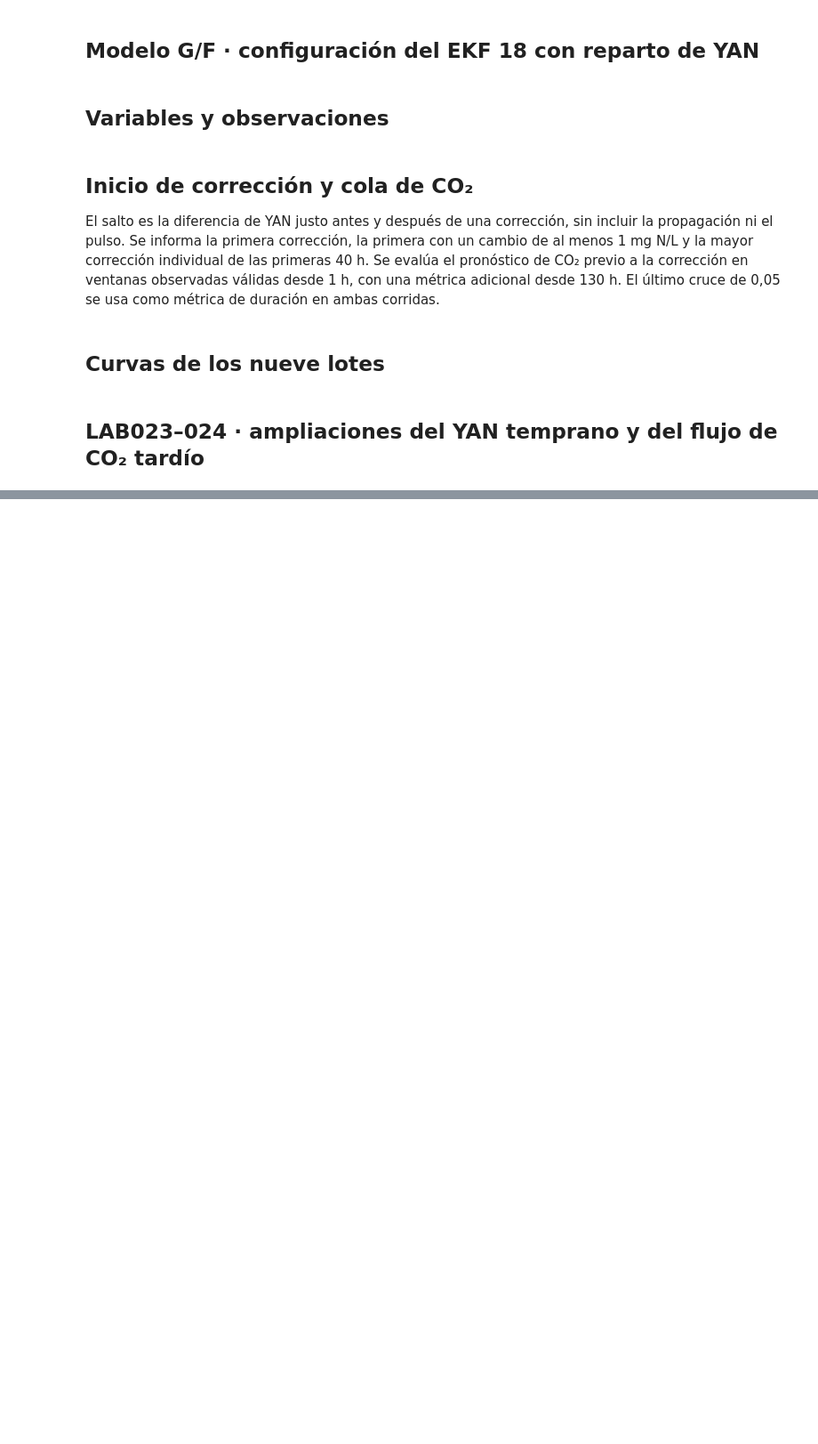
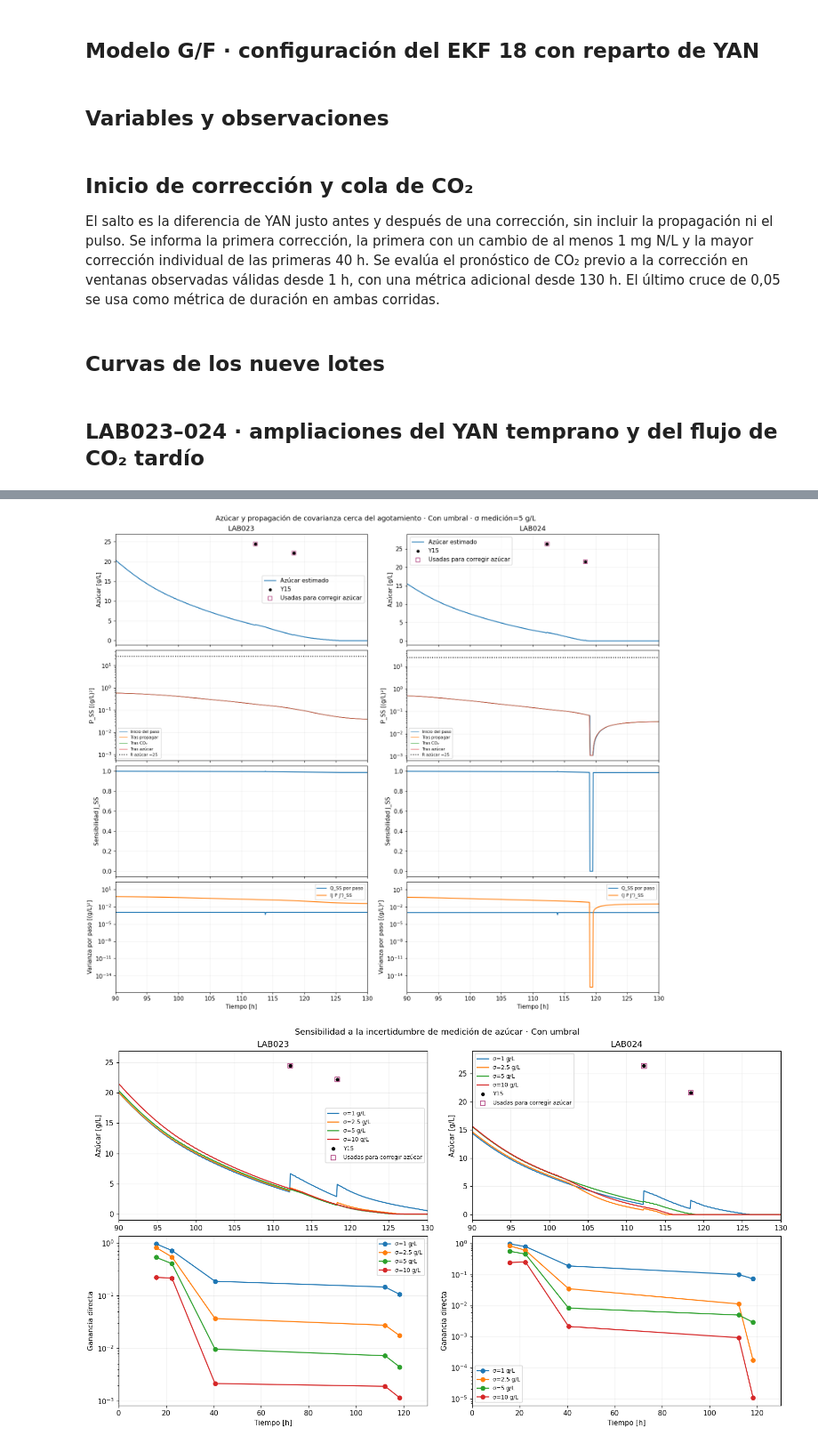
Before and after one commit to crodv/wine-fermentation, a Jupyter notebook: notebooks/EKF/21_ekf_s_gf_sin_umbral_co2_lab016_024.source.ipynb, the cells around one changed output, grey strips where cells are left out. Shown at 89% size. Cells and saved outputs as stored; diff of their text form; code cells hidden in the pictures; blank space fills up the shorter version.

```diff
--- a/notebooks/EKF/21_ekf_s_gf_sin_umbral_co2_lab016_024.source.ipynb
+++ b/notebooks/EKF/21_ekf_s_gf_sin_umbral_co2_lab016_024.source.ipynb
@@ -328,0 +582,11 @@ for variable, limits in (("N", (0, 40)), ("CO2", (100, 190))):
+# %%
+sugar_update_details=[]
+for lab in ("LAB020","LAB023","LAB024"):
+    for label in ("Solo CO₂","CO₂ + azúcar"):
+        records=sugar_cases[lab,label][3].tail(2).copy()
+        records["LAB"]=lab;records["Caso"]=label
+        records["Corrección S [g/L]"]=records.posterior-records.prior
+        records["Ganancia directa efectiva"]=records["Corrección S [g/L]"]/(records.measured-records.prior)
+        sugar_update_details.append(records)
+sugar_update_details=pd.concat(sugar_update_details,ignore_index=True)
+display(sugar_update_details.round(6))
@@ -328,0 +731,39 @@ for variable, limits in (("N", (0, 40)), ("CO2", (100, 190))):
+# %%
+fig,axes=plt.subplots(4,2,figsize=(14,12),layout='constrained',sharex=True)
+for col,lab in enumerate(('LAB023','LAB024')):
+    _,_,trace,direct=covariance_runs[lab,5.]
+    axes[0,col].plot(trace.time,trace.S,label='Azúcar estimado')
+    axes[0,col].scatter(direct.time,direct.measured,c='black',s=18,label='Y15')
+    axes[0,col].scatter(direct.time,direct.measured,marker='s',facecolors='none',edgecolors='#AA3377',s=45,label='Usadas para corregir azúcar');axes[0,col].set(title=lab,ylabel='Azúcar [g/L]');axes[0,col].legend()
+    for name,label in [('variance_start','Inicio del paso'),('variance_propagated','Tras propagar'),('variance_after_co2','Tras CO₂'),('variance_final','Tras azúcar')]:
+        axes[1,col].semilogy(trace.time,trace[name].clip(lower=1e-16),label=label,lw=.8)
+    axes[1,col].axhline(25,c='black',ls=':',label='R azúcar =25');axes[1,col].set_ylabel('P_SS [(g/L)²]');axes[1,col].legend(fontsize=7)
+    axes[2,col].plot(trace.time,trace.j_s,label='J_SS');axes[2,col].set_ylabel('Sensibilidad J_SS')
+    axes[3,col].semilogy(trace.time,trace.q_s.clip(lower=1e-16),label='Q_SS por paso')
+    axes[3,col].semilogy(trace.time,trace.variance_deterministic.clip(lower=1e-16),label='(J P Jᵀ)_SS')
+    axes[3,col].set_ylabel('Varianza por paso [(g/L)²]');axes[3,col].legend(fontsize=8)
+    for ax in axes[:,col]:ax.set_xlim(90,130);ax.grid(alpha=.2)
+    axes[3,col].set_xlabel('Tiempo [h]')
+for col,lab in enumerate(('LAB023','LAB024')):
+    tr=covariance_runs[lab,5.][2];dd=covariance_runs[lab,5.][3]
+    top=max(tr.loc[tr.time.between(90,130),'S'].max(),dd.loc[dd.time.between(90,130),'measured'].max())
+    axes[0,col].set_ylim(-1,1.1*top)
+fig.suptitle('Azúcar y propagación de covarianza cerca del agotamiento · Con umbral · σ medición=5 g/L');plt.show()
+fig,axes=plt.subplots(2,2,figsize=(14,8),layout='constrained')
+for col,lab in enumerate(('LAB023','LAB024')):
+    for sigma in (1.,2.5,5.,10.):
+        _,_,trace,direct=covariance_runs[lab,sigma]
+        axes[0,col].plot(trace.time,trace.S,label=f'σ={sigma:g} g/L')
+        axes[1,col].semilogy(direct.time,direct.gain_direct,'o-',label=f'σ={sigma:g} g/L')
+    axes[0,col].scatter(direct.time,direct.measured,c='black',s=18,label='Y15')
+    axes[0,col].scatter(direct.time,direct.measured,marker='s',facecolors='none',edgecolors='#AA3377',s=45,label='Usadas para corregir azúcar')
+    axes[0,col].set(title=lab,xlim=(90,130),ylabel='Azúcar [g/L]')
+    axes[1,col].set(xlim=(0,130),ylabel='Ganancia directa',xlabel='Tiempo [h]')
+    for ax in axes[:,col]:ax.grid(alpha=.2);ax.legend(fontsize=8)
+for col,lab in enumerate(('LAB023','LAB024')):
+    top=max(covariance_runs[lab,5.][3].loc[lambda f:f.time.between(90,130),'measured'].max(),1)
+    axes[0,col].set_ylim(-1,1.1*top)
+fig.suptitle('Sensibilidad a la incertidumbre de medición de azúcar · Con umbral');plt.show()
+# %% [output]
+[figure, added]
+[figure, added]
```
Also changed, not shown: parts of 22 cells of this notebook, 3 other files.
